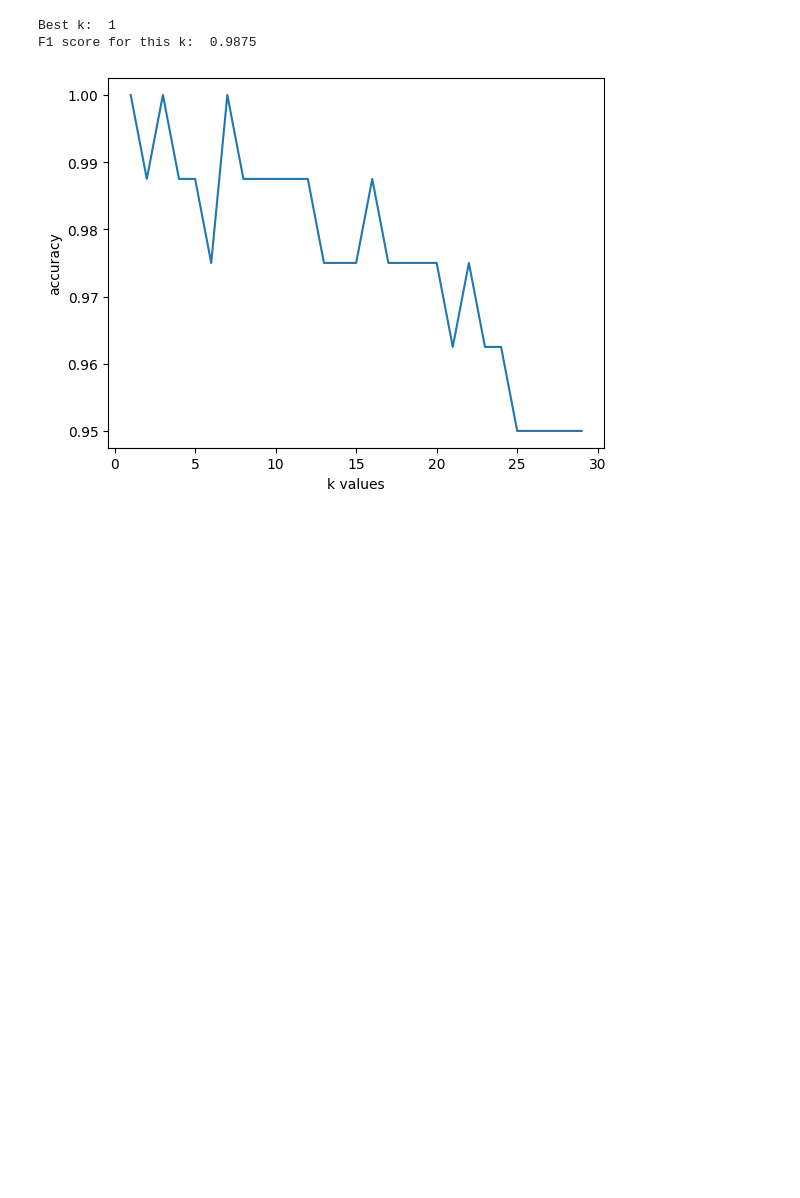
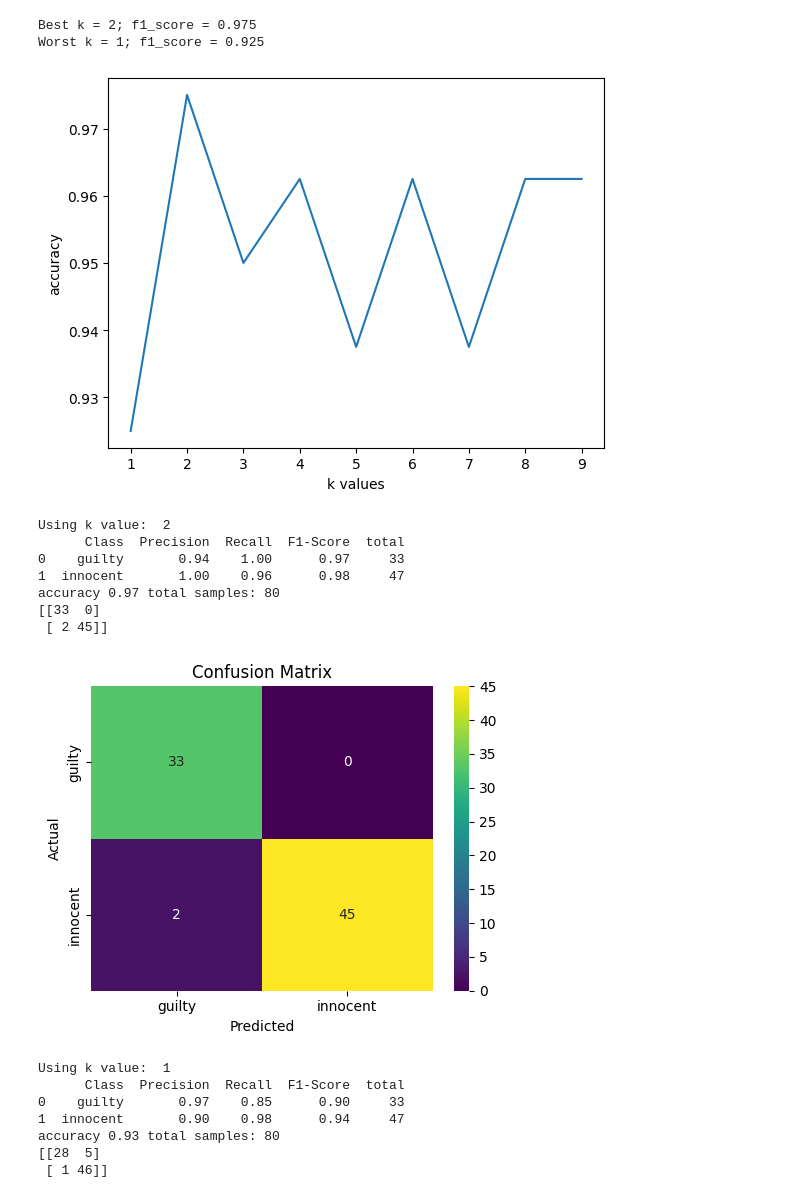
Before and after one commit to VulpesDev/DataPiscineNotebook, a Jupyter notebook: src/DataScientist-2.ipynb, the cells around one changed output. Cells and saved outputs as stored; diff of their text form; code cells hidden in the pictures; blank space fills up the shorter version.

```diff
--- a/src/DataScientist-2.ipynb
+++ b/src/DataScientist-2.ipynb
@@ -4,6 +4,15 @@ import pandas as pd
 import seaborn as sns
 import matplotlib.pyplot as plt
 
-df_train_knight = pd.read_csv('./Knights/Train_knight.csv')
-df_test_knight = pd.read_csv('./Knights/Test_knight.csv')
-df_valid_knight = pd.read_csv('./Knights/Validation_knight.csv')
+df_train = pd.read_csv('./Suspects/Train_case_files80.csv')
+df_test = pd.read_csv('./Suspects/New_suspects.csv')
+df_validation = pd.read_csv('./Suspects/Validation_case_files20.csv')
+# %%
+df_validation = pd.read_csv('./Suspects/Validation_case_files20.csv')
+
+suspect_truths = df_validation["suspect"]
+print(df_validation["suspect"])
+
+with open("Suspects/Validation_truths.txt", "w") as f:
+    for truth in suspect_truths:
+        f.write(f"{truth}\n")
@@ -291,46 +321,79 @@ from sklearn.metrics import accuracy_score
 from sklearn.neighbors import KNeighborsClassifier
 
 
 # Extract data from files
-train_df = df_train_knight.copy()
+train_df = df_train.copy()
 X_train = train_df.iloc[:, :-1]
 y_train = train_df.iloc[:, -1]
 
-valid_df = df_valid_knight.copy()
+valid_df = df_validation.copy()
 y_valid = valid_df.iloc[:, -1]
 X_valid = valid_df[X_train.columns]
 
-test_df = df_test_knight.copy()
-y_test = test_df.iloc[:, -1]
-X_test = test_df[X_train.columns]
 
 # Precision % according to the count of k-value
-k_values = range(1, 30)
+k_values = range(1, 10)
 f1_scores = []
 for k in k_values :
             knn = KNeighborsClassifier(n_neighbors=k)
             knn.fit(X_train, y_train)
             y_pred = knn.predict(X_valid)
             acc = accuracy_score(y_valid, y_pred)
             f1_scores.append(acc)
-best_k = k_values[f1_scores.index(max(f1_scores))]
-print("Best k: ", best_k)
-print("F1 score for this k: ", f1_scores[best_k])
+
+max_f1 = max(f1_scores)
+min_f1 = min(f1_scores)
+best_k = k_values[f1_scores.index(max_f1)]
+worst_k = k_values[f1_scores.index(min_f1)]
+print (f"Best k = {best_k}; f1_score = {max_f1}")
+print (f"Worst k = {worst_k}; f1_score = {min_f1}")
 plt.plot(k_values, f1_scores)
 plt.ylabel("accuracy")
 plt.xlabel("k values")
 plt.show()
 
-# Save predictions in a file
+# Predict using best k values
 k = best_k
 knn = KNeighborsClassifier(n_neighbors=k)
 knn.fit(X_train, y_train)
-prediction = knn.predict(X_test)
+prediction_best = knn.predict(X_valid)
 
-with open("KNN.txt", "w") as f:
-        for value in prediction:
+# Predict using worst k values
+k = worst_k
+knn = KNeighborsClassifier(n_neighbors=k)
+knn.fit(X_train, y_train)
+prediction_worst = knn.predict(X_valid)
+
+# Save predictions in a file
+with open("Suspects/KNN_best_validate.txt", "w") as f:
+        for value in prediction_best:
             f.write(f"{value}\n")
+
+with open("Suspects/KNN_worst_validate.txt", "w") as f:
+        for value in prediction_worst:
+            f.write(f"{value}\n")
+
+# Evaluate
+print("Using k value: ", best_k)
+evaluate_predictions("Suspects/Validation_truths.txt", "Suspects/KNN_best_validate.txt")
+print("Using k value: ", worst_k)
+evaluate_predictions("Suspects/Validation_truths.txt", "Suspects/KNN_worst_validate.txt")
 # %% [output]
-Best k:  1
-F1 score for this k:  0.9875
+Best k = 2; f1_score = 0.975
+Worst k = 1; f1_score = 0.925
-[figure, old version]
+[figure, new version]
+Using k value:  2
+      Class  Precision  Recall  F1-Score  total
+0    guilty       0.94    1.00      0.97     33
+1  innocent       1.00    0.96      0.98     47
+accuracy 0.97 total samples: 80
+[[33  0]
+ [ 2 45]]
+[figure, added]
+Using k value:  1
+      Class  Precision  Recall  F1-Score  total
+0    guilty       0.97    0.85      0.90     33
+1  innocent       0.90    0.98      0.94     47
+accuracy 0.93 total samples: 80
+[[28  5]
+ [ 1 46]]
```
Also changed, not shown: parts of 9 cells of this notebook.
